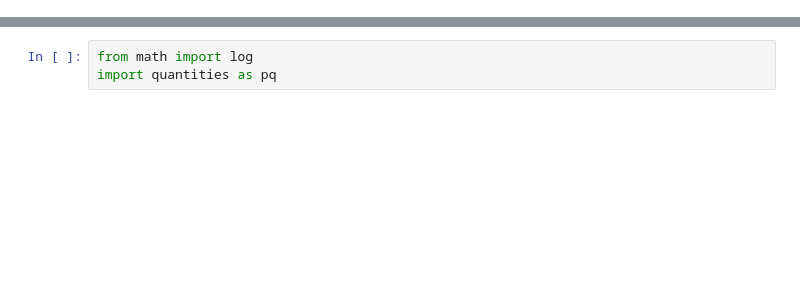
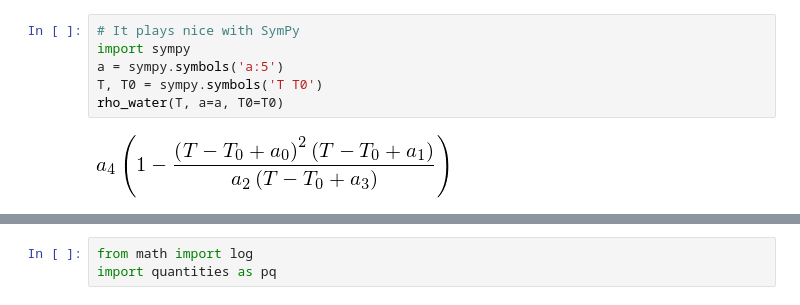
Before and after one commit to cagus/stopped_flow, a Jupyter notebook: misc/debye_huckel.ipynb, the cells around one changed output, grey strips where cells are left out. Saved outputs shown, nothing was run; the diff lists cells and outputs as text; blank space fills up the shorter version.

```diff
--- a/misc/debye_huckel.ipynb
+++ b/misc/debye_huckel.ipynb
@@ -0,0 +57,8 @@
+# %%
+# It plays nice with SymPy
+import sympy
+a = sympy.symbols('a:5')
+T, T0 = sympy.symbols('T T0')
+rho_water(T, a=a, T0=T0)
+# %% [output]
+[figure, added]
```
Also changed, not shown: parts of 12 cells of this notebook, 5 other files.
